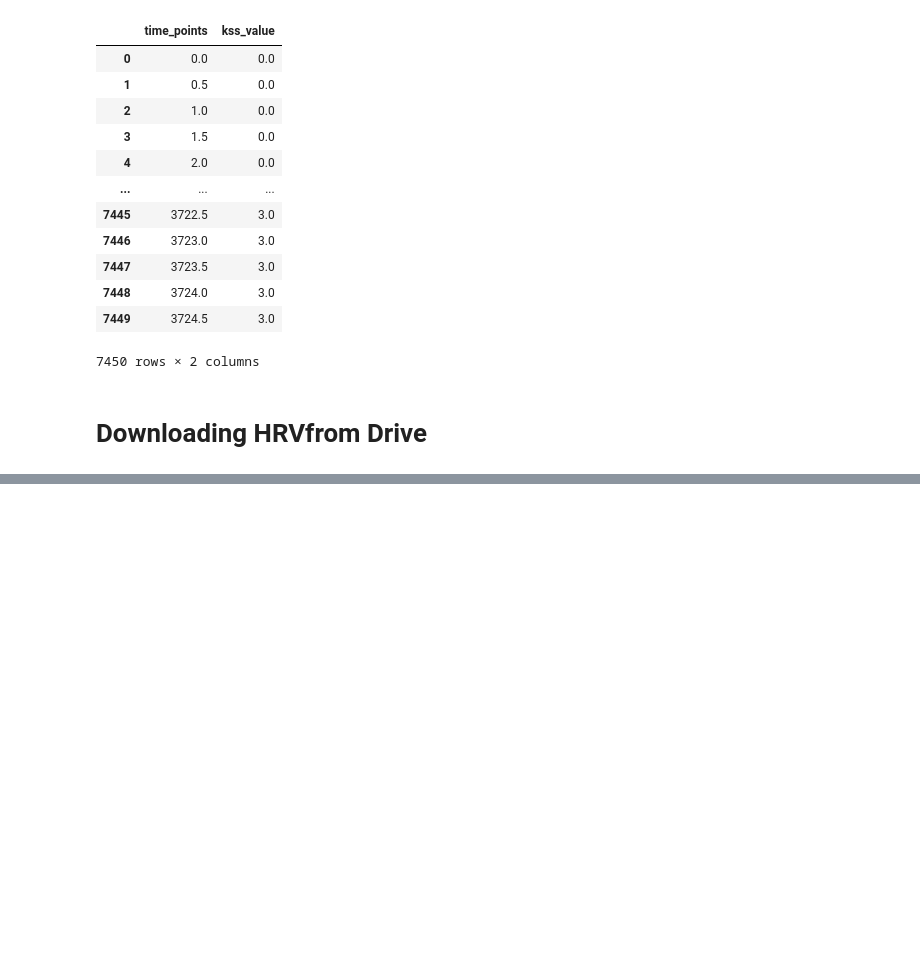
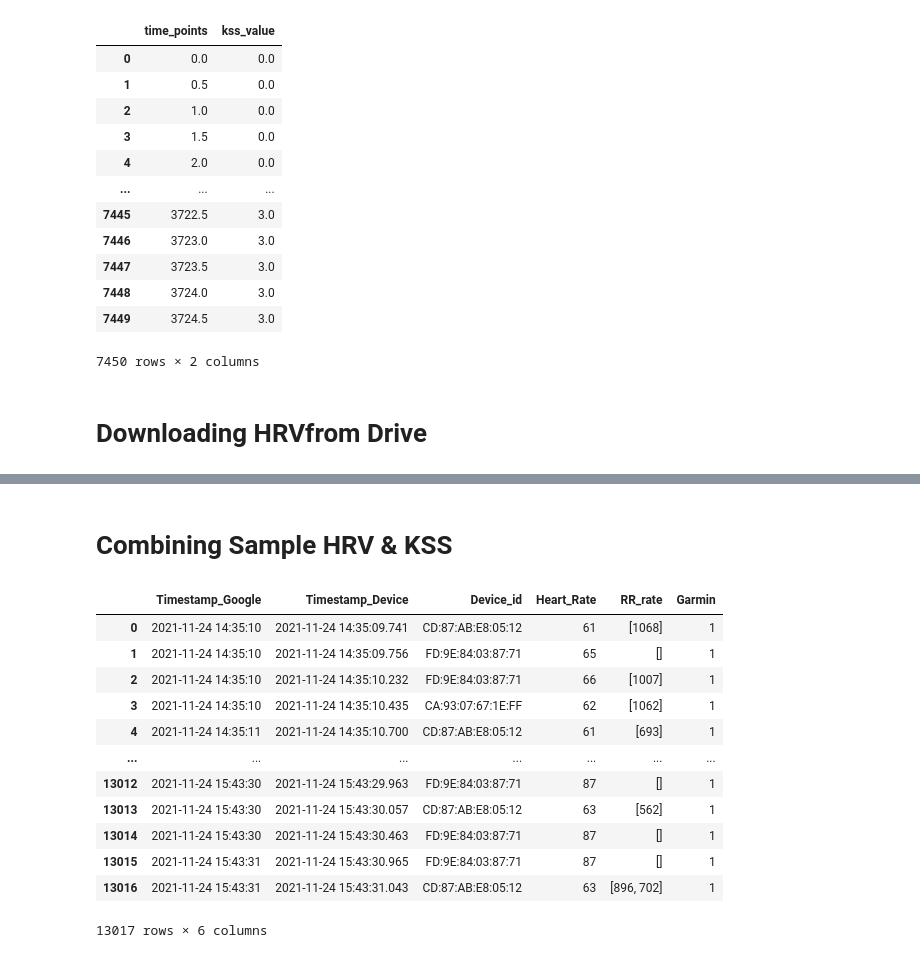
Before and after one commit to Jackfn96/3DS, a Jupyter notebook: notebooks/combiningKSS.ipynb, the cells around one changed output, grey strips where cells are left out. Saved outputs shown, nothing was run; the diff lists cells and outputs as text; code cells hidden in the pictures; blank space fills up the shorter version.

```diff
--- a/notebooks/combiningKSS.ipynb
+++ b/notebooks/combiningKSS.ipynb
@@ -203,2 +303 @@ RefreshError: ('invalid_grant: Token has been expired or revoked.', {'error': 'i
 # %%
-dataframes = hrv.get_dataframes()
@@ -204,0 +327,19 @@ dataframes = hrv.get_dataframes()
+# %% [markdown]
+# Combining Sample HRV & KSS
+# %%
+hrv_test = dataframes['24_11_2021_15_34 e99']
+hrv_test
+# %% [output]
+|  | Timestamp_Google | Timestamp_Device | Device_id | Heart_Rate | RR_rate | Garmin |
+| 0 | 2021-11-24 14:35:10 | 2021-11-24 14:35:09.741 | CD:87:AB:E8:05:12 | 61 | [1068] | 1 |
+| 1 | 2021-11-24 14:35:10 | 2021-11-24 14:35:09.756 | FD:9E:84:03:87:71 | 65 | [] | 1 |
+| 2 | 2021-11-24 14:35:10 | 2021-11-24 14:35:10.232 | FD:9E:84:03:87:71 | 66 | [1007] | 1 |
+| 3 | 2021-11-24 14:35:10 | 2021-11-24 14:35:10.435 | CA:93:07:67:1E:FF | 62 | [1062] | 1 |
+| 4 | 2021-11-24 14:35:11 | 2021-11-24 14:35:10.700 | CD:87:AB:E8:05:12 | 61 | [693] | 1 |
+| ... | ... | ... | ... | ... | ... | ... |
+| 13012 | 2021-11-24 15:43:30 | 2021-11-24 15:43:29.963 | FD:9E:84:03:87:71 | 87 | [] | 1 |
+| 13013 | 2021-11-24 15:43:30 | 2021-11-24 15:43:30.057 | CD:87:AB:E8:05:12 | 63 | [562] | 1 |
+| 13014 | 2021-11-24 15:43:30 | 2021-11-24 15:43:30.463 | FD:9E:84:03:87:71 | 87 | [] | 1 |
+| 13015 | 2021-11-24 15:43:31 | 2021-11-24 15:43:30.965 | FD:9E:84:03:87:71 | 87 | [] | 1 |
+| 13016 | 2021-11-24 15:43:31 | 2021-11-24 15:43:31.043 | CD:87:AB:E8:05:12 | 63 | [896, 702] | 1 |
+13017 rows × 6 columns
```
Also changed, not shown: parts of 19 cells of this notebook, 3 other files.
